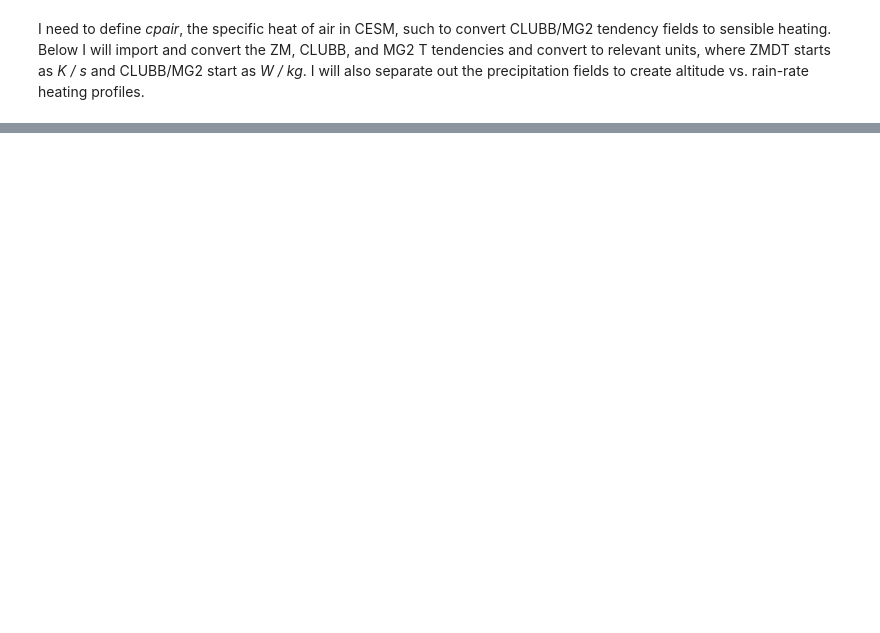
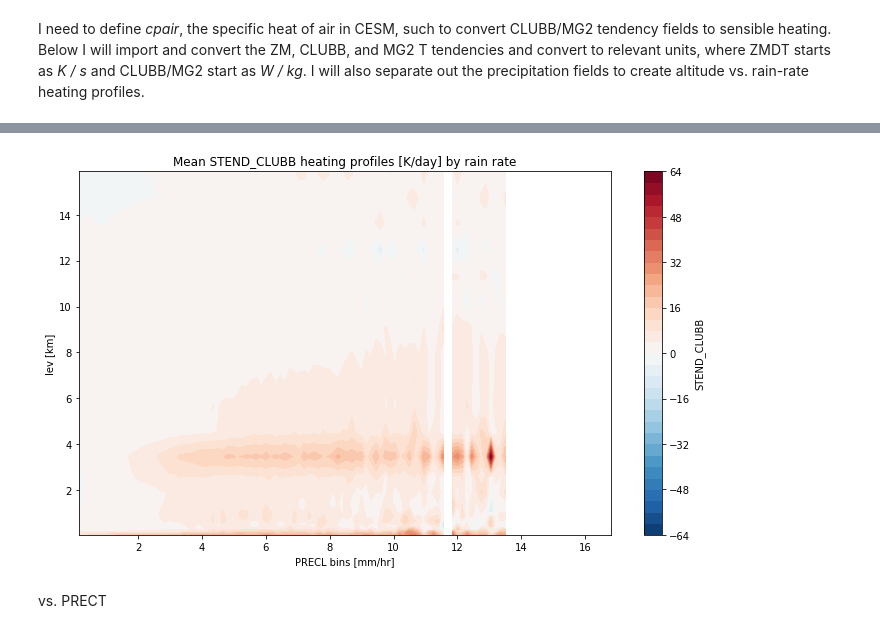
Before and after one commit to dcamron/ncar-gwdst, a Jupyter notebook: notebooks/heating.ipynb, the cells around one changed output, grey strips where cells are left out. Saved outputs shown, nothing was run; the diff lists cells and outputs as text; code cells hidden in the pictures; blank space fills up the shorter version.

```diff
--- a/notebooks/heating.ipynb
+++ b/notebooks/heating.ipynb
@@ -116,0 +156,14 @@ f.savefig('../figures/heating/prof_zmdt-precc.png')
+# %%
+f, ax = plt.subplots(figsize=(10, 6))
+cl_pl.plot.contourf(ax=ax, levels=40)
+
+ax.set_xlabel('PRECL bins [mm/hr]')
+ax.set_ylabel('lev [km]')
+ax.set_title('Mean STEND_CLUBB heating profiles [K/day] by rain rate')
+
+plt.tight_layout()
+f.savefig('../figures/heating/prof_cldt-precl.png')
+# %% [output]
+[figure, added]
+# %% [markdown]
+vs. PRECT
```
Also changed, not shown: parts of 43 cells of this notebook, 11 other files.
